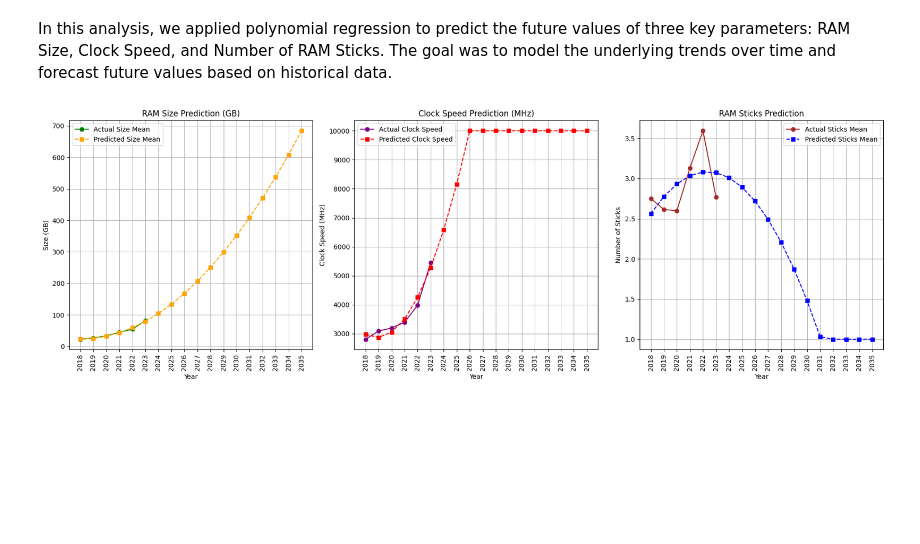
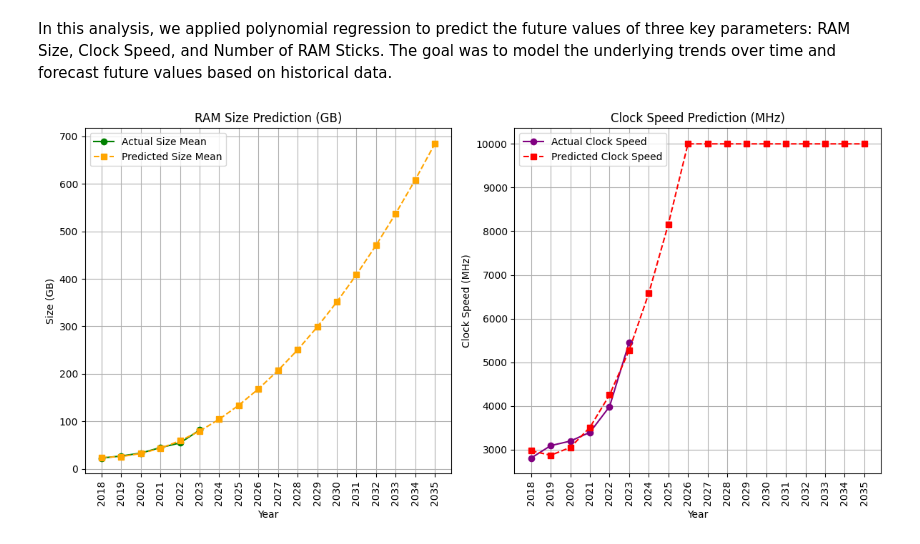
Before and after one commit to GloriaMoraaRiechi/Spring-2025, a Jupyter notebook: CSE720/Database/hardwareSpecifications.ipynb, the cells around one changed output. Saved outputs shown, nothing was run; the diff lists cells and outputs as text; code cells hidden in the pictures; blank space fills up the shorter version.

```diff
--- a/CSE720/Database/hardwareSpecifications.ipynb
+++ b/CSE720/Database/hardwareSpecifications.ipynb
@@ -1640,7 +1476,6 @@ y_size = df_stats_ram['Size_mean'].values
 y_clock = df_stats_ram['Clock_mean'].values
 y_sticks = df_stats_ram['Sticks_mean'].values
 
-# Use a lower polynomial degree to avoid overfitting
 degree = 2
 poly = PolynomialFeatures(degree=degree)
 X_poly = poly.fit_transform(X)
@@ -1653,7 +1488,6 @@ model_sticks = LinearRegression().fit(X_poly, y_sticks)
 # Predict values for future years
 years_to_predict = np.arange(2018, 2036).reshape(-1, 1)
 years_to_predict_poly = poly.transform(years_to_predict)
-
 predicted_size = model_size.predict(years_to_predict_poly)
 predicted_clock = model_clock.predict(years_to_predict_poly)
 predicted_sticks = model_sticks.predict(years_to_predict_poly)
@@ -1666,42 +1500,42 @@ predicted_sticks = np.clip(predicted_sticks, 1, 8)
 plt.figure(figsize=(18, 6))
 
 # RAM Size Prediction
 plt.subplot(1, 3, 1)
 plt.plot(df_stats_ram['Year'], df_stats_ram['Size_mean'], label="Actual Size Mean", color='green', marker='o')
 plt.plot(years_to_predict, predicted_size, label="Predicted Size Mean", color='orange', linestyle='--', marker='s')
 plt.xticks(years_to_predict.flatten(), rotation=45)
 plt.title('RAM Size Prediction (GB)')
 plt.xlabel('Year')
 plt.ylabel('Size (GB)')
 plt.legend()
 plt.xticks(range(2018, 2036), rotation=90)
 plt.grid(True)
 
 # Clock Speed Prediction
 plt.subplot(1, 3, 2)
 plt.plot(df_stats_ram['Year'], df_stats_ram['Clock_mean'], label="Actual Clock Speed", color='purple', marker='o')
 plt.plot(years_to_predict, predicted_clock, label="Predicted Clock Speed", color='red', linestyle='--', marker='s')
 plt.xticks(years_to_predict.flatten(), rotation=45)
 plt.title('Clock Speed Prediction (MHz)')
 plt.xlabel('Year')
 plt.ylabel('Clock Speed (MHz)')
 plt.legend()
 plt.xticks(range(2018, 2036), rotation=90)
 plt.grid(True)
 
-# RAM Sticks Prediction
-plt.subplot(1, 3, 3)
-plt.plot(df_stats_ram['Year'], df_stats_ram['Sticks_mean'], label="Actual Sticks Mean", color='brown', marker='o')
-plt.plot(years_to_predict, predicted_sticks, label="Predicted Sticks Mean", color='blue', linestyle='--', marker='s')
-plt.xticks(years_to_predict.flatten(), rotation=45)
-plt.title('RAM Sticks Prediction')
-plt.xlabel('Year')
-plt.ylabel('Number of Sticks')
-plt.legend()
-plt.xticks(range(2018, 2036), rotation=90)
-plt.grid(True)
+# # RAM Sticks Prediction
+# plt.subplot(1, 3, 3)
+# plt.plot(df_stats_ram['Year'], df_stats_ram['Sticks_mean'], label="Actual Sticks Mean", color='brown', marker='o')
+# plt.plot(years_to_predict, predicted_sticks, label="Predicted Sticks Mean", color='blue', linestyle='--', marker='s')
+# plt.xticks(years_to_predict.flatten(), rotation=45)
+# plt.title('RAM Sticks Prediction')
+# plt.xlabel('Year')
+# plt.ylabel('Number of Sticks')
+# plt.legend()
+# plt.xticks(range(2018, 2036), rotation=90)
+# plt.grid(True)
 
 plt.tight_layout()
 plt.show()
 # %% [output]
-[figure, old version]
+[figure, new version]
```
Also changed, not shown: parts of 15 cells of this notebook.
